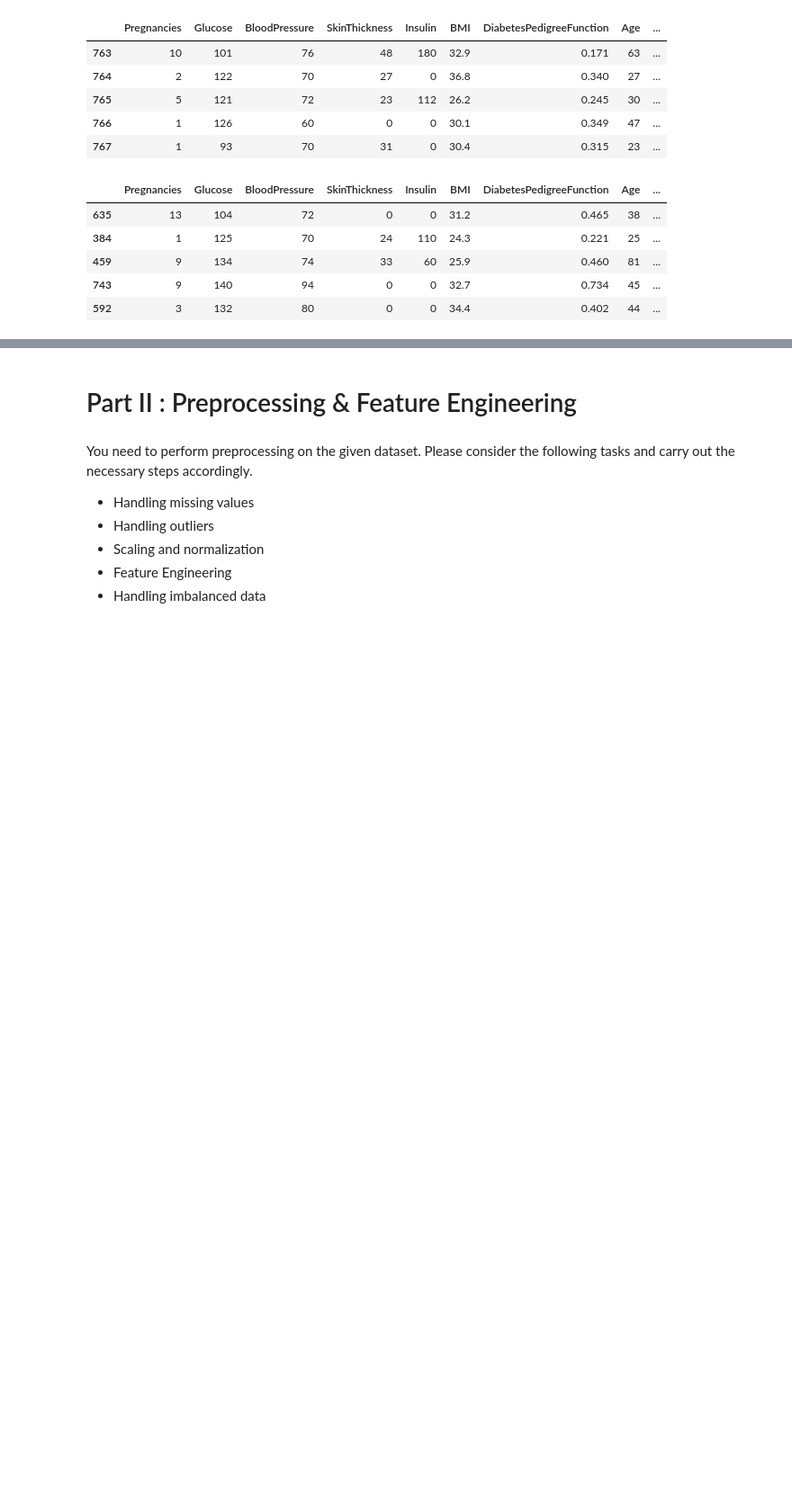
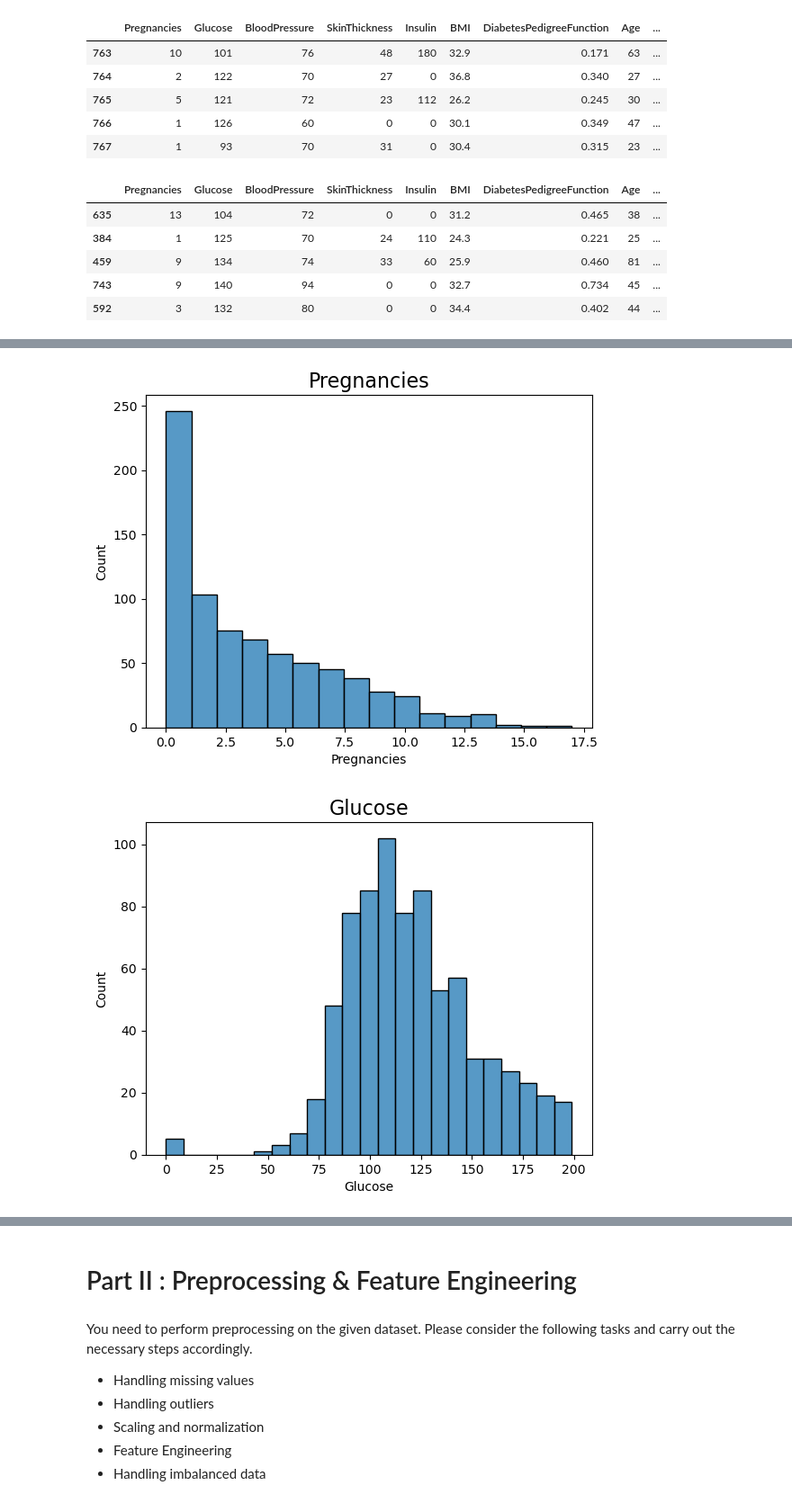
Before and after one commit to Kanustu/LHL_supervised_learning, a Jupyter notebook: Supervised Learning - Project.ipynb, the cells around one changed output, grey strips where cells are left out. Shown at 90% size. Cells and saved outputs as stored; diff of their text form; code cells hidden in the pictures; blank space fills up the shorter version.

```diff
--- a/Supervised Learning - Project.ipynb
+++ b/Supervised Learning - Project.ipynb
@@ -78,0 +84,3 @@ dtype: int64
+# %%
+for feature in df.columns[:-1]:
+    print(f'{feature}: {is_zero(feature)}')
@@ -108,0 +132,11 @@ df.sample(5)
+# %%
+def hist_plot(df,column):
+    sns.histplot(df, x = column)
+    plt.title(column,fontsize=16)
+# %%
+for feature in df.columns[:-1]:
+    plt.figure()
+    hist_plot(df, feature)
+# %% [output]
+[figure, added]
+[figure, added]
```
Also changed, not shown: parts of 12 cells of this notebook.
